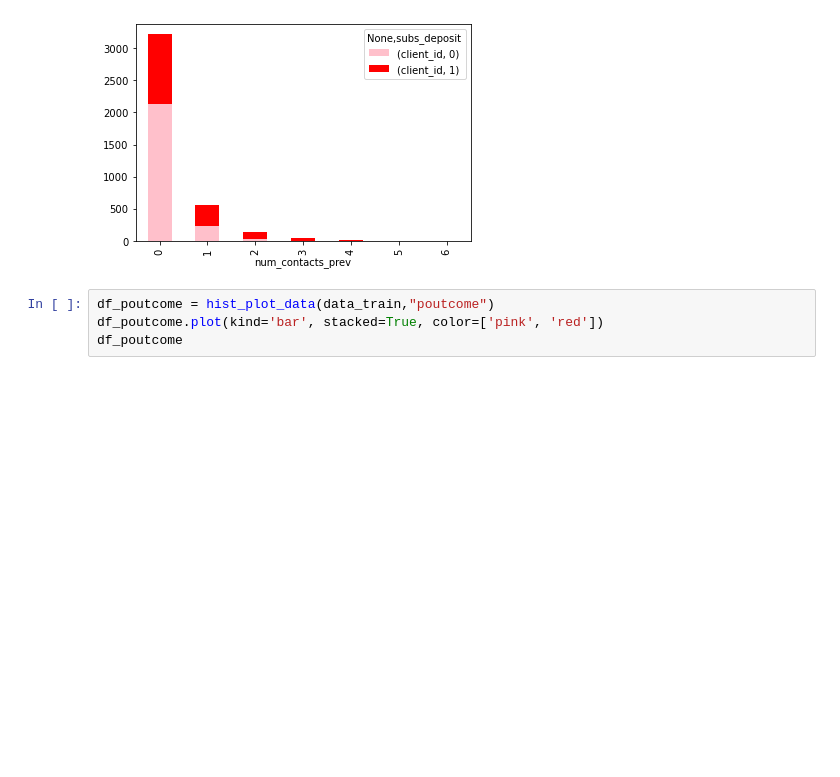
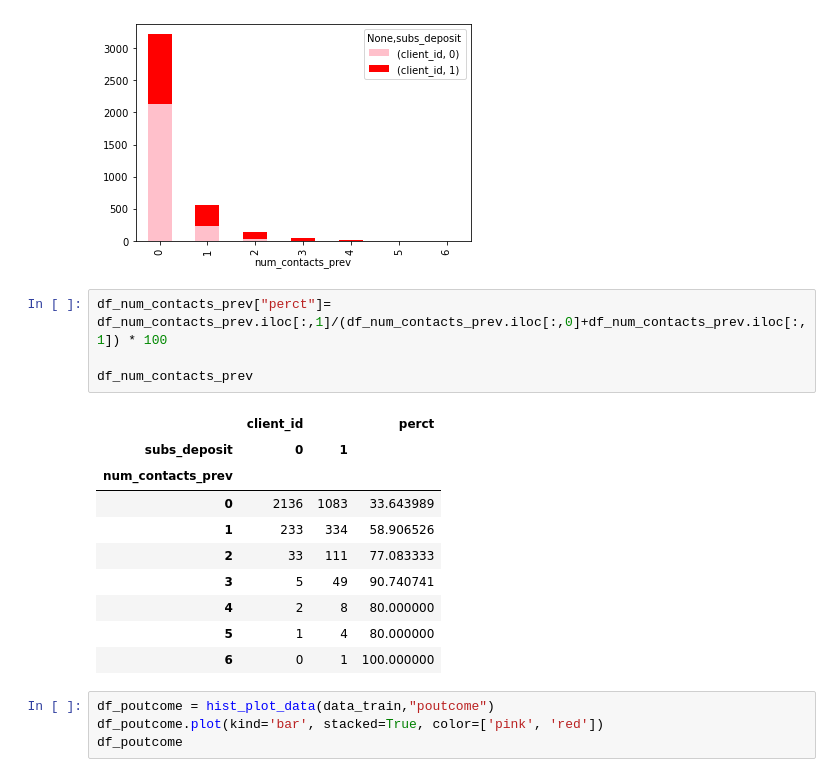
Before and after one commit to Xiaoxi-X-G/EDG_test, a Jupyter notebook: DS_test.ipynb, the cells around one changed output. Cells and saved outputs as stored; diff of their text form; blank space fills up the shorter version.

```diff
--- a/DS_test.ipynb
+++ b/DS_test.ipynb
@@ -170,6 +166,21 @@ df_num_contacts_prev
 | 5 | 1 | 4 |
 | 6 | 0 | 1 |
 [figure]
+# %%
+df_num_contacts_prev["perct"]= df_num_contacts_prev.iloc[:,1]/(df_num_contacts_prev.iloc[:,0]+df_num_contacts_prev.iloc[:,1]) * 100
+
+df_num_contacts_prev
+# %% [output]
+|  | client_id |  | perct |
+| subs_deposit | 0 | 1 |  |
+| num_contacts_prev |  |  |  |
+| 0 | 2136 | 1083 | 33.643989 |
+| 1 | 233 | 334 | 58.906526 |
+| 2 | 33 | 111 | 77.083333 |
+| 3 | 5 | 49 | 90.740741 |
+| 4 | 2 | 8 | 80.000000 |
+| 5 | 1 | 4 | 80.000000 |
+| 6 | 0 | 1 | 100.000000 |
 # %%
 df_poutcome = hist_plot_data(data_train,"poutcome")
 df_poutcome.plot(kind='bar', stacked=True, color=['pink', 'red'])
```
Also changed, not shown: parts of 6 cells of this notebook, 1 other file.
